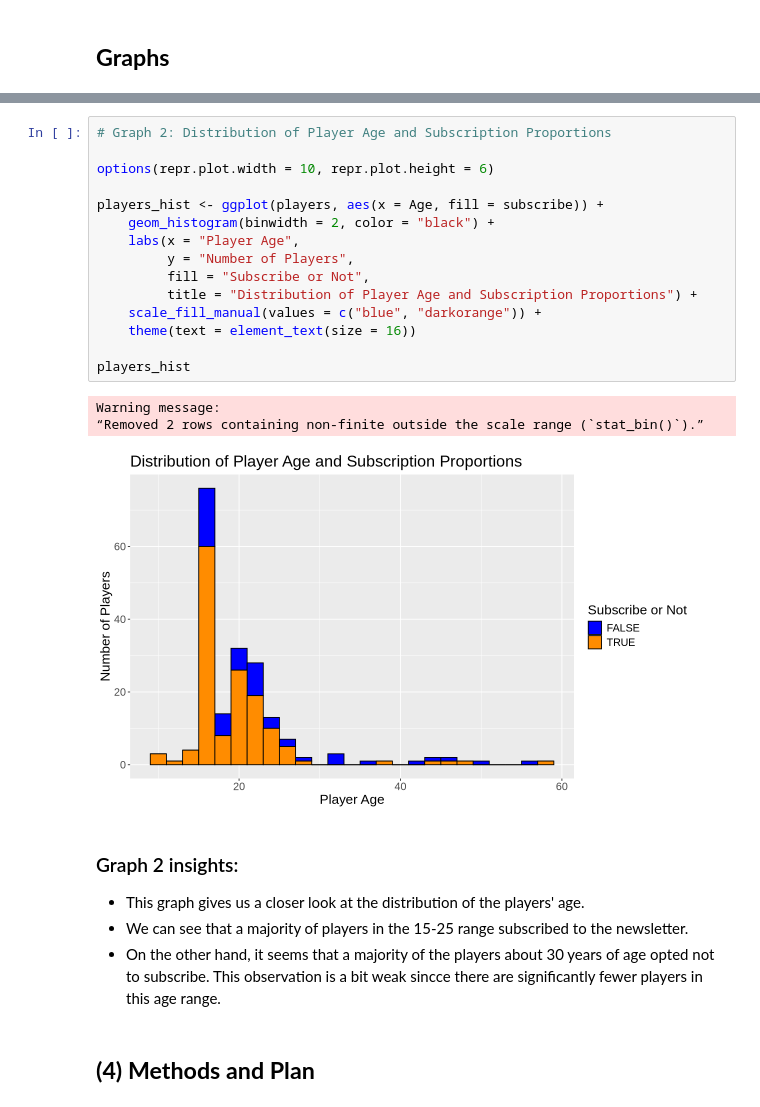
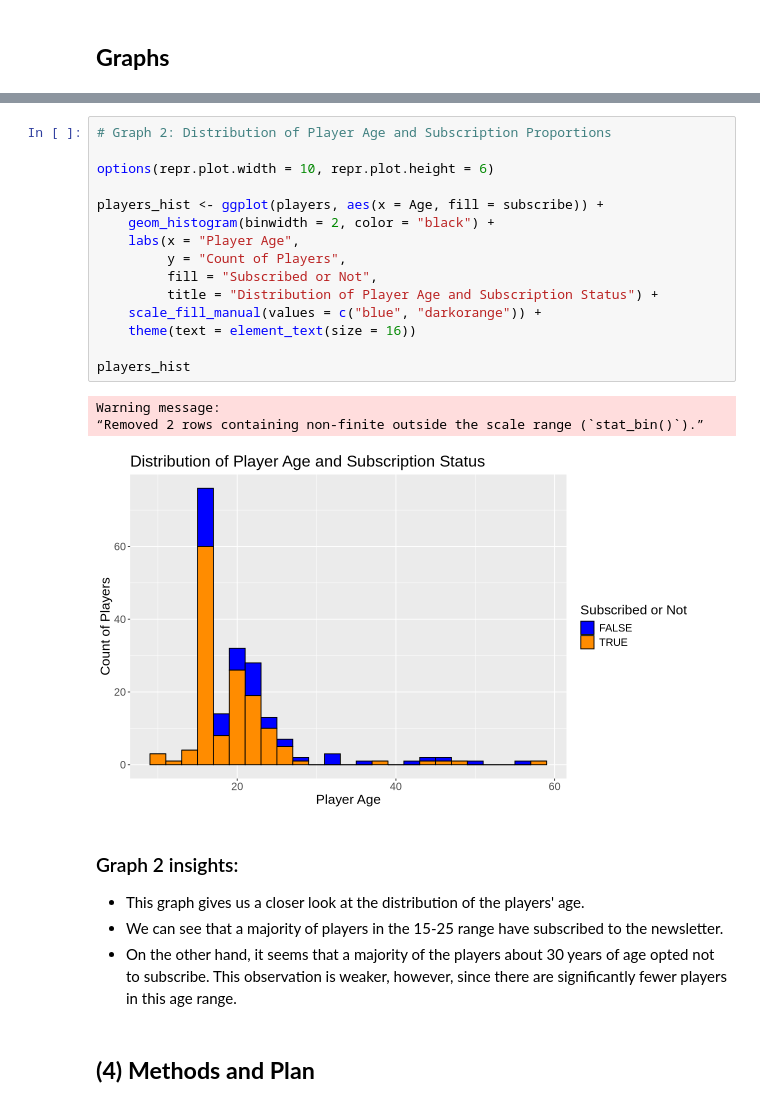
Before and after one commit to ilin27/project_planning_stage_individual, a Jupyter notebook: written_proposal_group_7.ipynb, the cells around one changed output, grey strips where cells are left out. Saved outputs shown, nothing was run; the diff lists cells and outputs as text.

```diff
--- a/written_proposal_group_7.ipynb
+++ b/written_proposal_group_7.ipynb
@@ -206,28 +207,28 @@ players_scatter_plot
 # %%
 # Graph 2: Distribution of Player Age and Subscription Proportions
 
 options(repr.plot.width = 10, repr.plot.height = 6)
 
 players_hist <- ggplot(players, aes(x = Age, fill = subscribe)) +
     geom_histogram(binwidth = 2, color = "black") +
     labs(x = "Player Age",
-         y = "Number of Players",
-         fill = "Subscribe or Not",
-         title = "Distribution of Player Age and Subscription Proportions") +
+         y = "Count of Players",
+         fill = "Subscribed or Not",
+         title = "Distribution of Player Age and Subscription Status") +
     scale_fill_manual(values = c("blue", "darkorange")) +
     theme(text = element_text(size = 16))
 
 players_hist
 # %% [output]
 Warning message:
 “Removed 2 rows containing non-finite outside the scale range (`stat_bin()`).”
-[figure, old version]
+[figure, new version]
 # %% [markdown]
 ### Graph 2 insights:
 
 - This graph gives us a closer look at the distribution of the players' age.
-- We can see that a majority of players in the 15-25 range subscribed to the newsletter.
-- On the other hand, it seems that a majority of the players about 30 years of age opted not to subscribe. This observation is a bit weak sincce there are significantly fewer players in this age range.
+- We can see that a majority of players in the 15-25 range have subscribed to the newsletter.
+- On the other hand, it seems that a majority of the players about 30 years of age opted not to subscribe. This observation is weaker, however, since there are significantly fewer players in this age range.
 # %% [markdown]
 **(4) Methods and Plan**
 -
```
Also changed, not shown: parts of 6 cells of this notebook.
